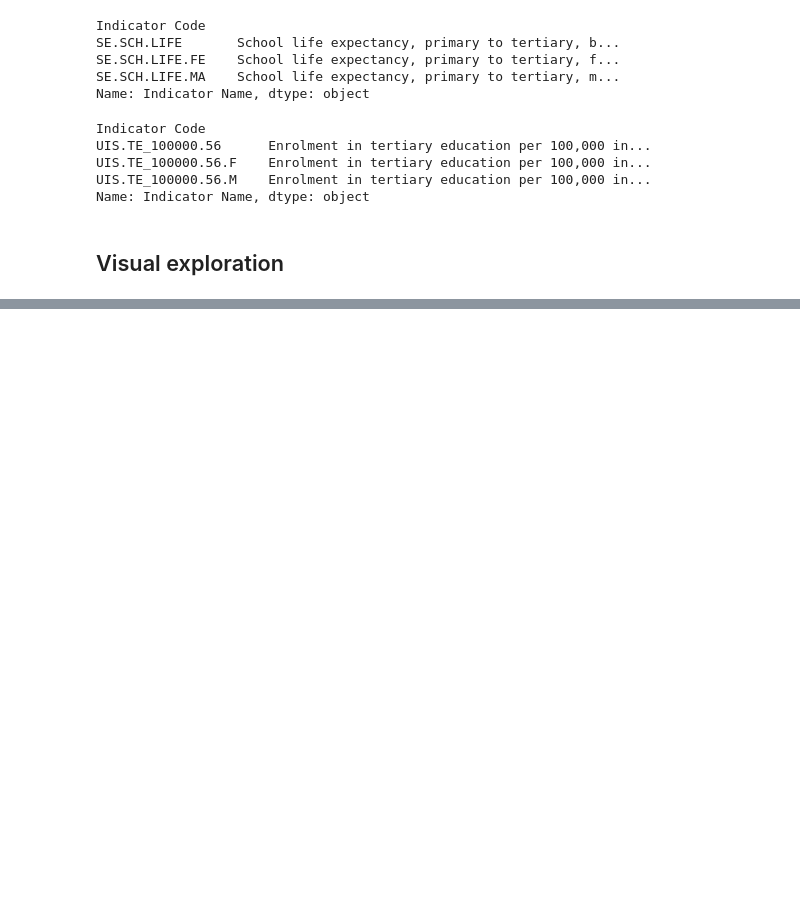
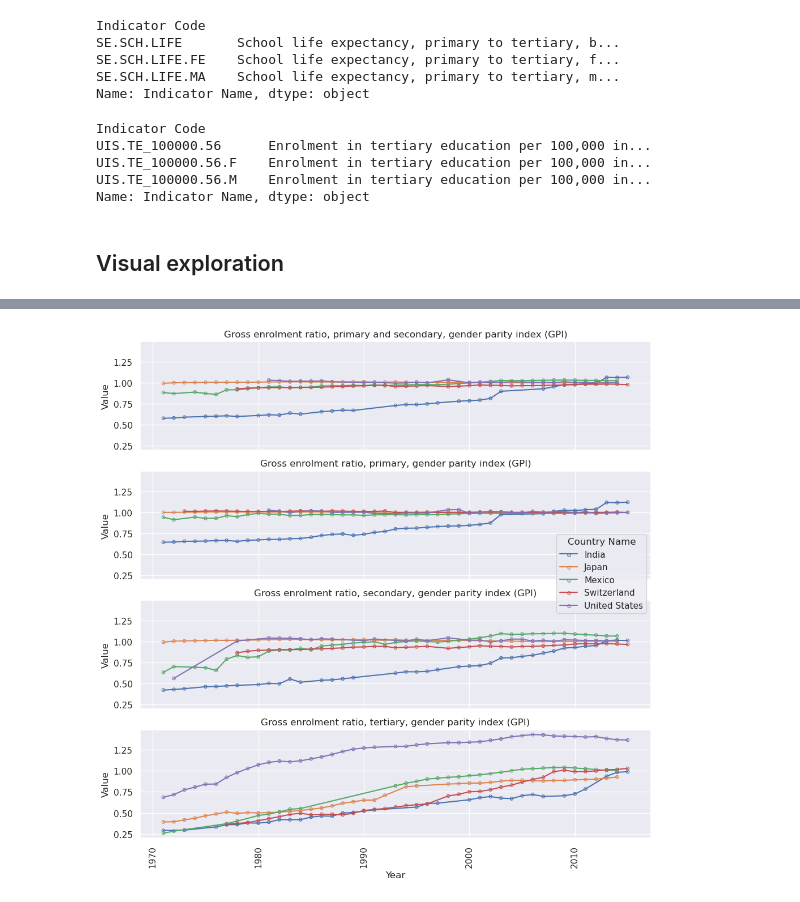
Before and after one commit to com-480-data-visualization/project-2024-school-mappers, a Jupyter notebook: Milestone1.ipynb, the cells around one changed output, grey strips where cells are left out. Drawn from its saved outputs; the diff is of its cells as text; code cells hidden in the pictures; blank space fills up the shorter version.

```diff
--- a/Milestone1.ipynb
+++ b/Milestone1.ipynb
@@ -251,0 +314,4 @@ def plot_years_matrix(group):
+# %%
+plot_indicators("SE.ENR")
+# %% [output]
+[figure, added]
```
Also changed, not shown: parts of 21 cells of this notebook, 10 other files.
